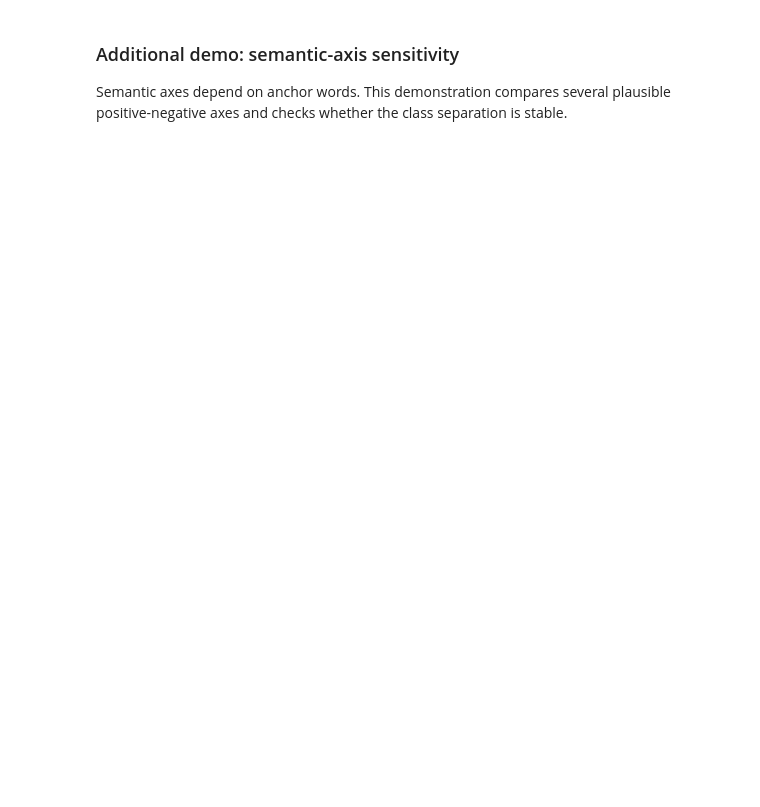
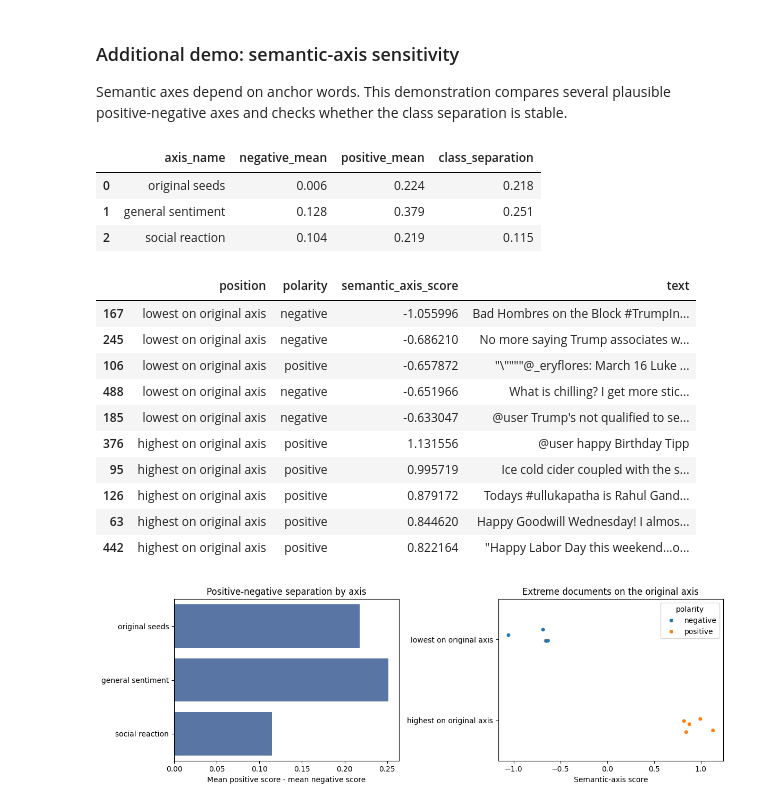
Before and after one commit to PeterTolochko/MethodsNET_Summer_School, a Jupyter notebook: materials/notebooks/day_4_embeddings_and_llms.ipynb, the cells around one changed output. Cells and saved outputs as stored; diff of their text form; code cells hidden in the pictures; blank space fills up the shorter version.

```diff
--- a/materials/notebooks/day_4_embeddings_and_llms.ipynb
+++ b/materials/notebooks/day_4_embeddings_and_llms.ipynb
@@ -320,13 +831,21 @@ plt.tight_layout()
 A semantic axis turns seed words into a direction in vector space. The measurement question is whether the chosen seeds validly represent the construct.
 # %%
 def embed_texts(texts):
-    return svd.transform(vectorizer.transform(texts))
+    return average_word2vec_embeddings(texts, word2vec_model)
+
+
+def seed_center(seed_words):
+    vectors = [word2vec_model.wv[word] for word in seed_words if word in word2vec_model.wv]
+    if not vectors:
+        raise ValueError('None of the seed words are in the local Word2Vec vocabulary.')
+    return np.mean(vectors, axis=0)
+
 
 positive_seed_words = ['great', 'love', 'happy', 'thanks', 'awesome']
 negative_seed_words = ['bad', 'hate', 'sad', 'angry', 'worst']
 
-pos_center = embed_texts(positive_seed_words).mean(axis=0)
-neg_center = embed_texts(negative_seed_words).mean(axis=0)
+pos_center = seed_center(positive_seed_words)
+neg_center = seed_center(negative_seed_words)
 axis = pos_center - neg_center
 axis = axis / np.linalg.norm(axis)
 
@@ -374,8 +902,8 @@ axis_specs = [
 
 axis_rows = []
 for spec in axis_specs:
-    pos = embed_texts(spec['positive']).mean(axis=0)
-    neg = embed_texts(spec['negative']).mean(axis=0)
+    pos = seed_center(spec['positive'])
+    neg = seed_center(spec['negative'])
     candidate_axis = pos - neg
     norm = np.linalg.norm(candidate_axis)
     if norm == 0:
@@ -384,31 +912,48 @@ for spec in axis_specs:
     scores = embeddings @ candidate_axis
     means = sample.assign(axis_score=scores).groupby('polarity')['axis_score'].mean()
     axis_rows.append({
         'axis_name': spec['axis_name'],
         'negative_mean': means.get('negative', np.nan),
         'positive_mean': means.get('positive', np.nan),
         'class_separation': means.get('positive', np.nan) - means.get('negative', np.nan)
     })
 
 axis_sensitivity = pd.DataFrame(axis_rows)
 
 fig, axes = plt.subplots(1, 2, figsize=(12, 4))
 sns.barplot(data=axis_sensitivity, x='class_separation', y='axis_name', color='#4C72B0', ax=axes[0])
 axes[0].axvline(0, color='black', linewidth=1)
 axes[0].set_title('Positive-negative separation by axis')
 axes[0].set_xlabel('Mean positive score - mean negative score')
 axes[0].set_ylabel('')
 
 extremes = pd.concat([
     sample.nsmallest(5, 'semantic_axis_score').assign(position='lowest on original axis'),
     sample.nlargest(5, 'semantic_axis_score').assign(position='highest on original axis')
 ])
 sns.stripplot(data=extremes, x='semantic_axis_score', y='position', hue='polarity', jitter=0.15, ax=axes[1])
 axes[1].set_title('Extreme documents on the original axis')
 axes[1].set_xlabel('Semantic-axis score')
 axes[1].set_ylabel('')
 
 plt.tight_layout()
 display(axis_sensitivity.round(3))
 extremes[['position', 'polarity', 'semantic_axis_score', 'text']]
+# %% [output]
+|  | axis_name | negative_mean | positive_mean | class_separation |
+| 0 | original seeds | 0.006 | 0.224 | 0.218 |
+| 1 | general sentiment | 0.128 | 0.379 | 0.251 |
+| 2 | social reaction | 0.104 | 0.219 | 0.115 |
+|  | position | polarity | semantic_axis_score | text |
+| 167 | lowest on original axis | negative | -1.055996 | Bad Hombres on the Block #TrumpIn... |
+| 245 | lowest on original axis | negative | -0.686210 | No more saying Trump associates w... |
+| 106 | lowest on original axis | positive | -0.657872 | "\""""@_eryflores: March 16 Luke ... |
+| 488 | lowest on original axis | negative | -0.651966 | What is chilling? I get more stic... |
+| 185 | lowest on original axis | negative | -0.633047 | @user Trump's not qualified to se... |
+| 376 | highest on original axis | positive | 1.131556 | @user happy Birthday Tipp |
+| 95 | highest on original axis | positive | 0.995719 | Ice cold cider coupled with the s... |
+| 126 | highest on original axis | positive | 0.879172 | Todays #ullukapatha is Rahul Gand... |
+| 63 | highest on original axis | positive | 0.844620 | Happy Goodwill Wednesday! I almos... |
+| 442 | highest on original axis | positive | 0.822164 | "Happy Labor Day this weekend...o... |
+[figure, added]
 # %% [markdown]
```
Also changed, not shown: parts of 46 cells of this notebook, 2 other files.
